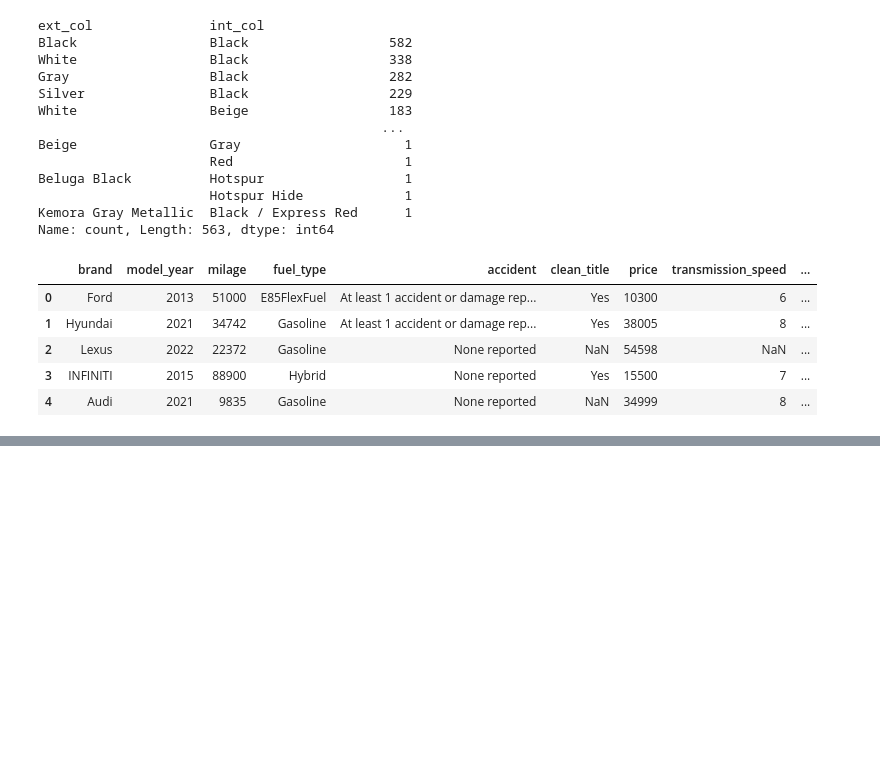
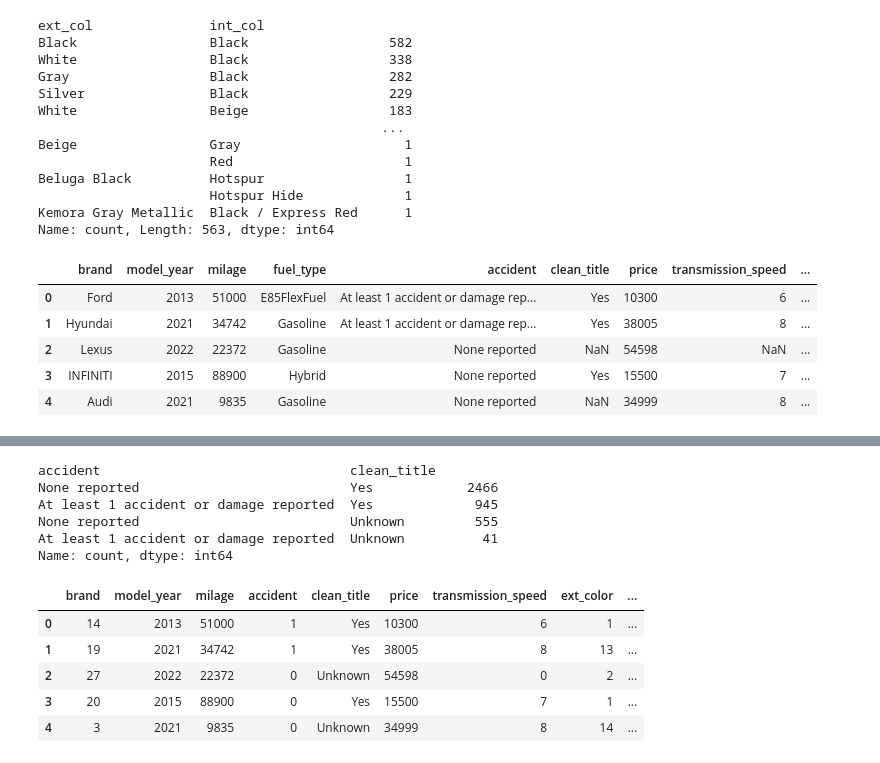
Before and after one commit to GoAshim/Machine-Learning, a Jupyter notebook: Regression/Machine Learning Project 2 - Predict Used Car Price.ipynb, the cells around one changed output, grey strips where cells are left out. Cells and saved outputs as stored; diff of their text form; code cells hidden in the pictures; blank space fills up the shorter version.

```diff
--- a/Regression/Machine Learning Project 2 - Predict Used Car Price.ipynb
+++ b/Regression/Machine Learning Project 2 - Predict Used Car Price.ipynb
@@ -455,0 +560,22 @@ Name: count, dtype: int64
+# %%
+# Check the unique values of the accident and clean_title columns
+cars_enc[['accident', 'clean_title']].value_counts()
+# %% [output]
+accident                                clean_title
+None reported                           Yes            2466
+At least 1 accident or damage reported  Yes             945
+None reported                           Unknown         555
+At least 1 accident or damage reported  Unknown          41
+Name: count, dtype: int64
+# %%
+cars_enc.loc[cars_enc['accident'] == 'At least 1 accident or damage reported', 'accident'] = 1
+cars_enc.loc[cars_enc['accident'] == 'None reported', 'accident'] = 0
+cars_enc['accident'] = cars_enc['accident'].astype(int)
+cars_enc.head()
+# %% [output]
+|  | brand | model_year | milage | accident | clean_title | price | transmission_speed | ext_color | ... |
+| 0 | 14 | 2013 | 51000 | 1 | Yes | 10300 | 6 | 1 | ... |
+| 1 | 19 | 2021 | 34742 | 1 | Yes | 38005 | 8 | 13 | ... |
+| 2 | 27 | 2022 | 22372 | 0 | Unknown | 54598 | 0 | 2 | ... |
+| 3 | 20 | 2015 | 88900 | 0 | Yes | 15500 | 7 | 1 | ... |
+| 4 | 3 | 2021 | 9835 | 0 | Unknown | 34999 | 8 | 14 | ... |
```
Also changed, not shown: parts of 53 cells of this notebook.
